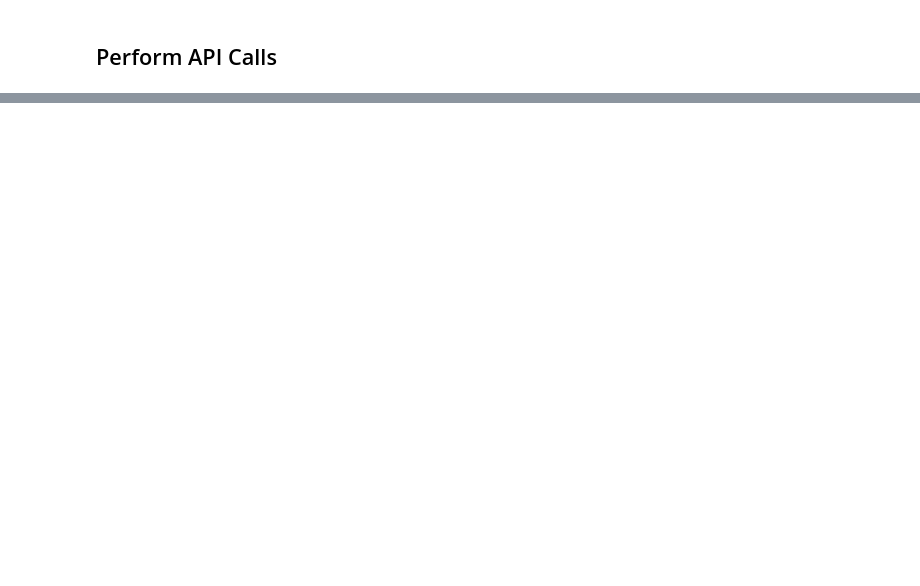
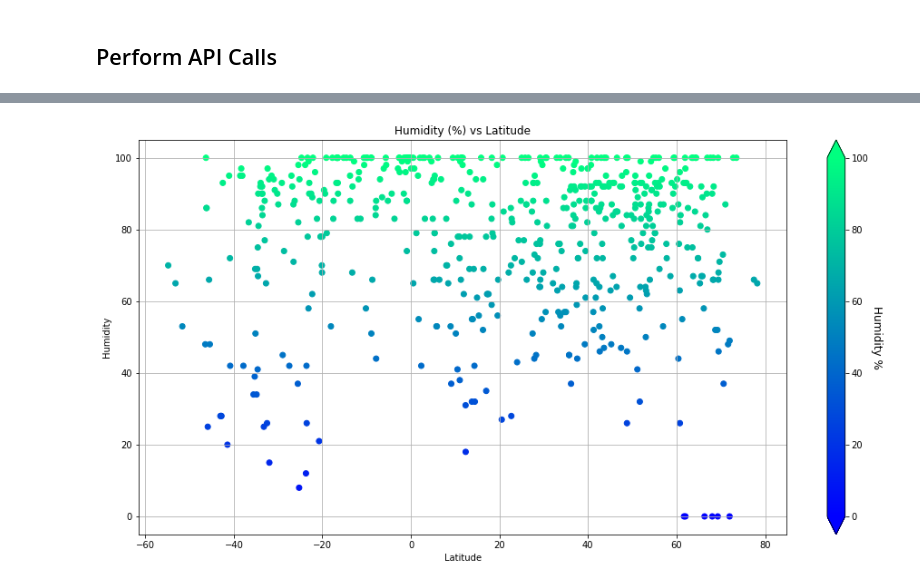
Before and after one commit to ramosconde/06-Python-APIs, a Jupyter notebook: 06-python-apis/starter_code/WeatherPy.ipynb, the cells around one changed output, grey strips where cells are left out. Cells and saved outputs as stored; diff of their text form; code cells hidden in the pictures; blank space fills up the shorter version.

```diff
--- a/06-python-apis/starter_code/WeatherPy.ipynb
+++ b/06-python-apis/starter_code/WeatherPy.ipynb
@@ -196,0 +210,22 @@ df.head(100)
+# %%
+#Humidity (%) vs. Latitude
+fig, ax = plt.subplots(figsize=(16,8))
+wheather_df1 =wheather_df[wheather_df["humidity"]<= 100]
+
+x = wheather_df1["lat"]
+y = wheather_df1["humidity"]
+colors = wheather_df1["humidity"]
+
+plot = plt.scatter(x, y, c=colors, cmap='winter')
+plt.title("Humidity (%) vs Latitude")
+plt.xlabel("Latitude")
+plt.ylabel("Humidity")
+plt.grid()
+cbar = plt.colorbar(plot,extend='both')   #display color bar
+
+cbar.ax.get_yaxis().labelpad = 15   #distance of label from color bar
+cbar.ax.set_ylabel('Humidity %', rotation=270, fontsize = 12)
+
+plt.savefig("Plots/fig3.png")
+# %% [output]
+[figure, added]
```
Also changed, not shown: parts of 19 cells of this notebook, 5 other files.
